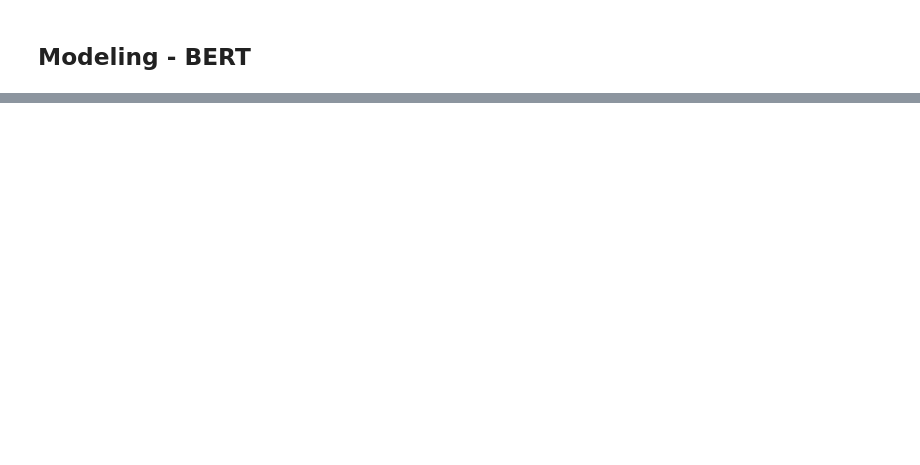
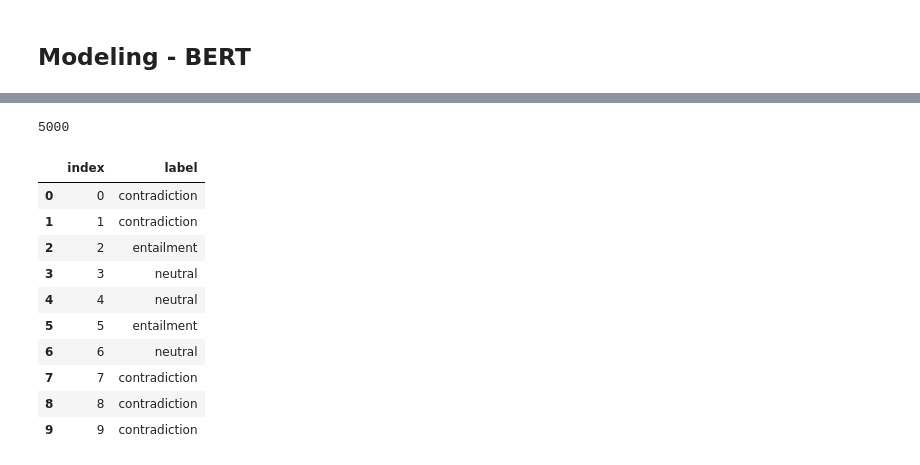
Before and after one commit to Seokii/HOSEO-AI-Competition-2022, a Jupyter notebook: ai_competition.ipynb, the cells around one changed output, grey strips where cells are left out. Saved outputs shown, nothing was run; the diff lists cells and outputs as text; code cells hidden in the pictures; blank space fills up the shorter version.

```diff
--- a/ai_competition.ipynb
+++ b/ai_competition.ipynb
@@ -139,6 +252,21 @@ model.fit(train_input, train.label.values, epochs = 2, verbose = 1, batch_size =
 # %%
 test_input = bert_encode(test.premise.values, test.hypothesis.values, tokenizer)
 predictions = [np.argmax(i) for i in model.predict(test_input)]
+# %%
+len(predictions)
+# %% [output]
+5000
 # %%
-submission = test.id.copy().to_frame()
-submission['prediction'] = predictions
+sub
+# %% [output]
+|  | index | label |
+| 0 | 0 | contradiction |
+| 1 | 1 | contradiction |
+| 2 | 2 | entailment |
+| 3 | 3 | neutral |
+| 4 | 4 | neutral |
+| 5 | 5 | entailment |
+| 6 | 6 | neutral |
+| 7 | 7 | contradiction |
+| 8 | 8 | contradiction |
+| 9 | 9 | contradiction |
```
Also changed, not shown: parts of 28 cells of this notebook, 1 other file.
